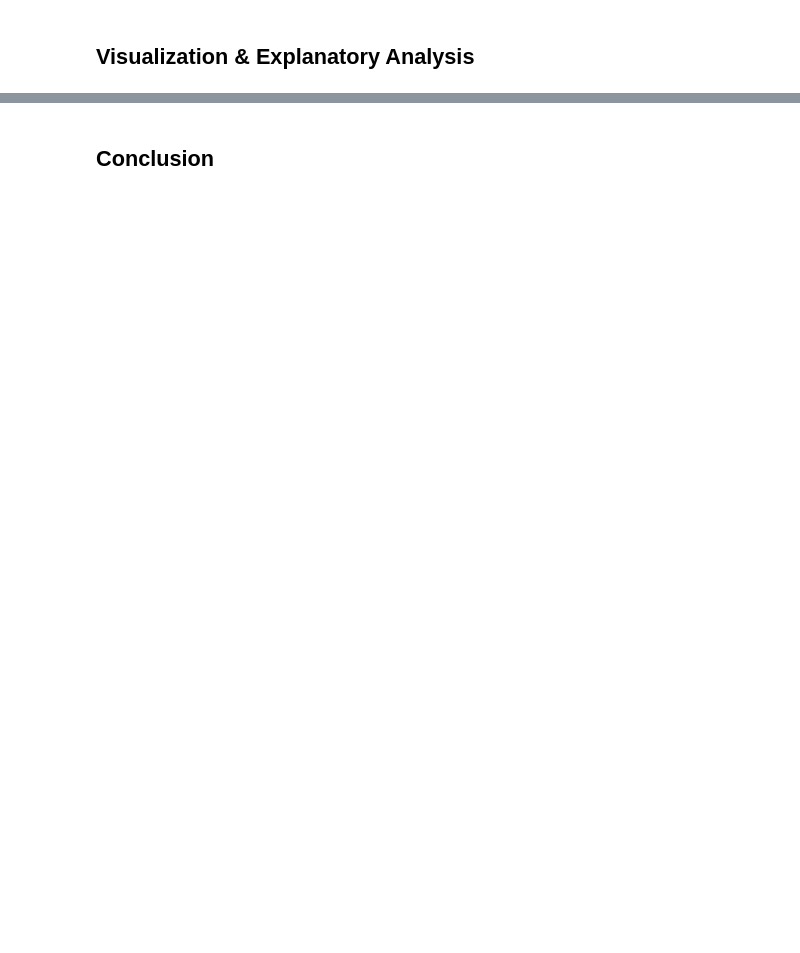
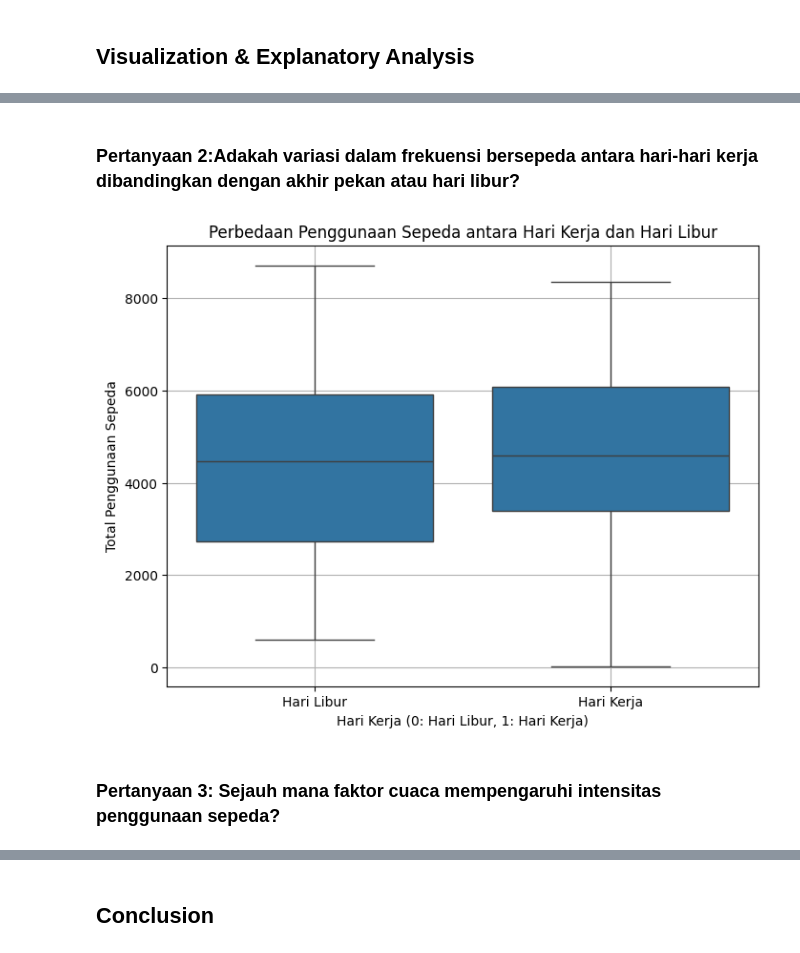
Before and after one commit to habibiramadhan/Simple-Analisis-Data, a Jupyter notebook: Copy_of_Proyek_Analisis_Data.ipynb, the cells around one changed output, grey strips where cells are left out. Drawn from its saved outputs; the diff is of its cells as text; code cells hidden in the pictures; blank space fills up the shorter version.

```diff
--- a/Copy_of_Proyek_Analisis_Data.ipynb
+++ b/Copy_of_Proyek_Analisis_Data.ipynb
@@ -196,2 +388,7 @@ Data Duplicate:  0
+# %%
+merged_df['dteday'] = pd.to_datetime(merged_df['dteday'])
+
+# Ekstrak bulan dari kolom 'dteday'
+merged_df['month'] = merged_df['dteday'].dt.month
 # %% [markdown]
 ## Visualization & Explanatory Analysis
@@ -201,0 +438,15 @@ Data Duplicate:  0
+# %% [markdown]
+### Pertanyaan 2:Adakah variasi dalam frekuensi bersepeda antara hari-hari kerja dibandingkan dengan akhir pekan atau hari libur?
+# %%
+plt.figure(figsize=(8, 6))
+sns.boxplot(x='workingday_x', y='cnt_x', data=merged_df)
+plt.title('Perbedaan Penggunaan Sepeda antara Hari Kerja dan Hari Libur')
+plt.xlabel('Hari Kerja (0: Hari Libur, 1: Hari Kerja)')
+plt.ylabel('Total Penggunaan Sepeda')
+plt.xticks([0, 1], ['Hari Libur', 'Hari Kerja'])
+plt.grid(True)
+plt.show()
+# %% [output]
+[figure, added]
+# %% [markdown]
+### Pertanyaan 3: Sejauh mana faktor cuaca mempengaruhi intensitas penggunaan sepeda?
```
Also changed, not shown: parts of 40 cells of this notebook, 1 other file.
